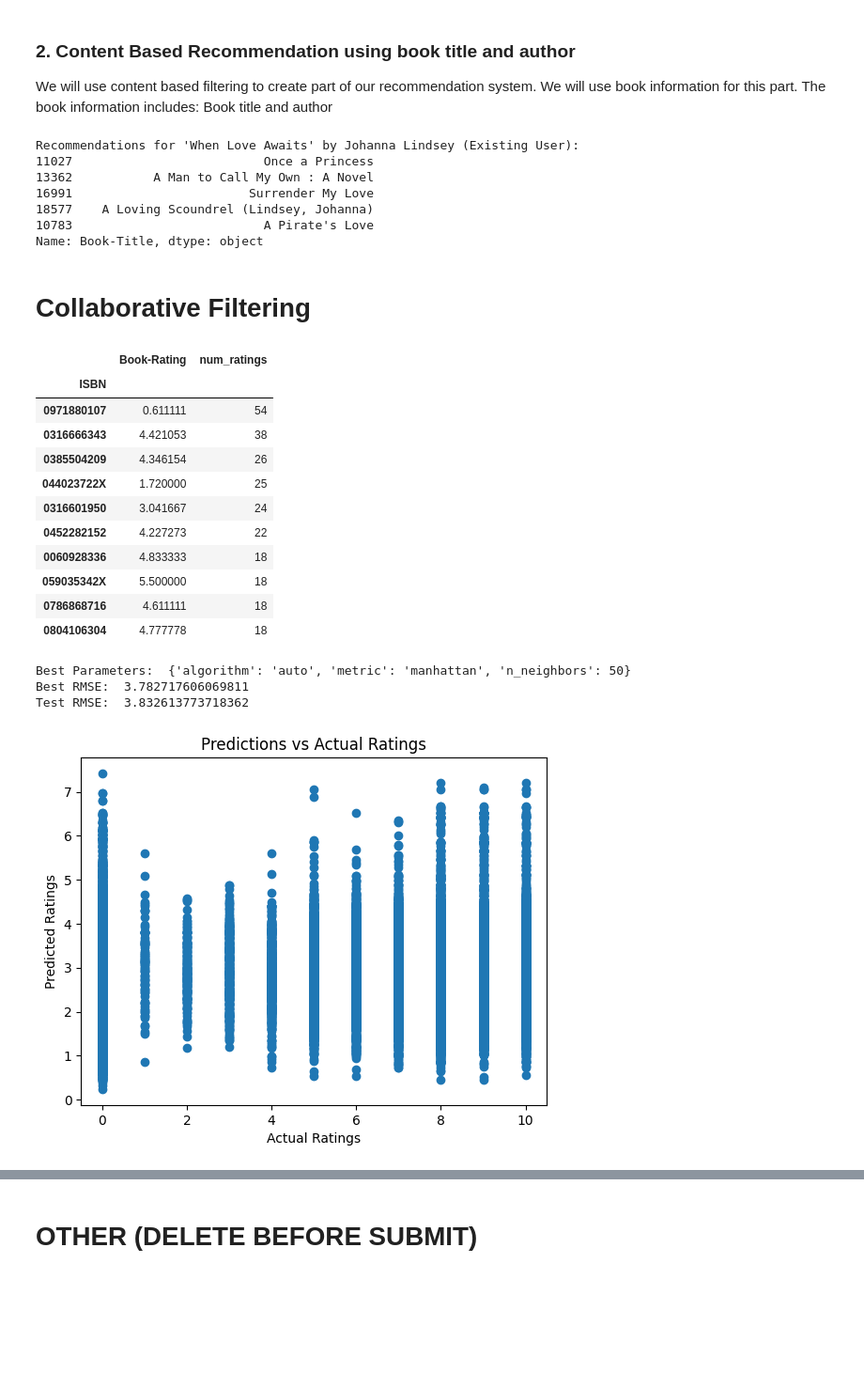
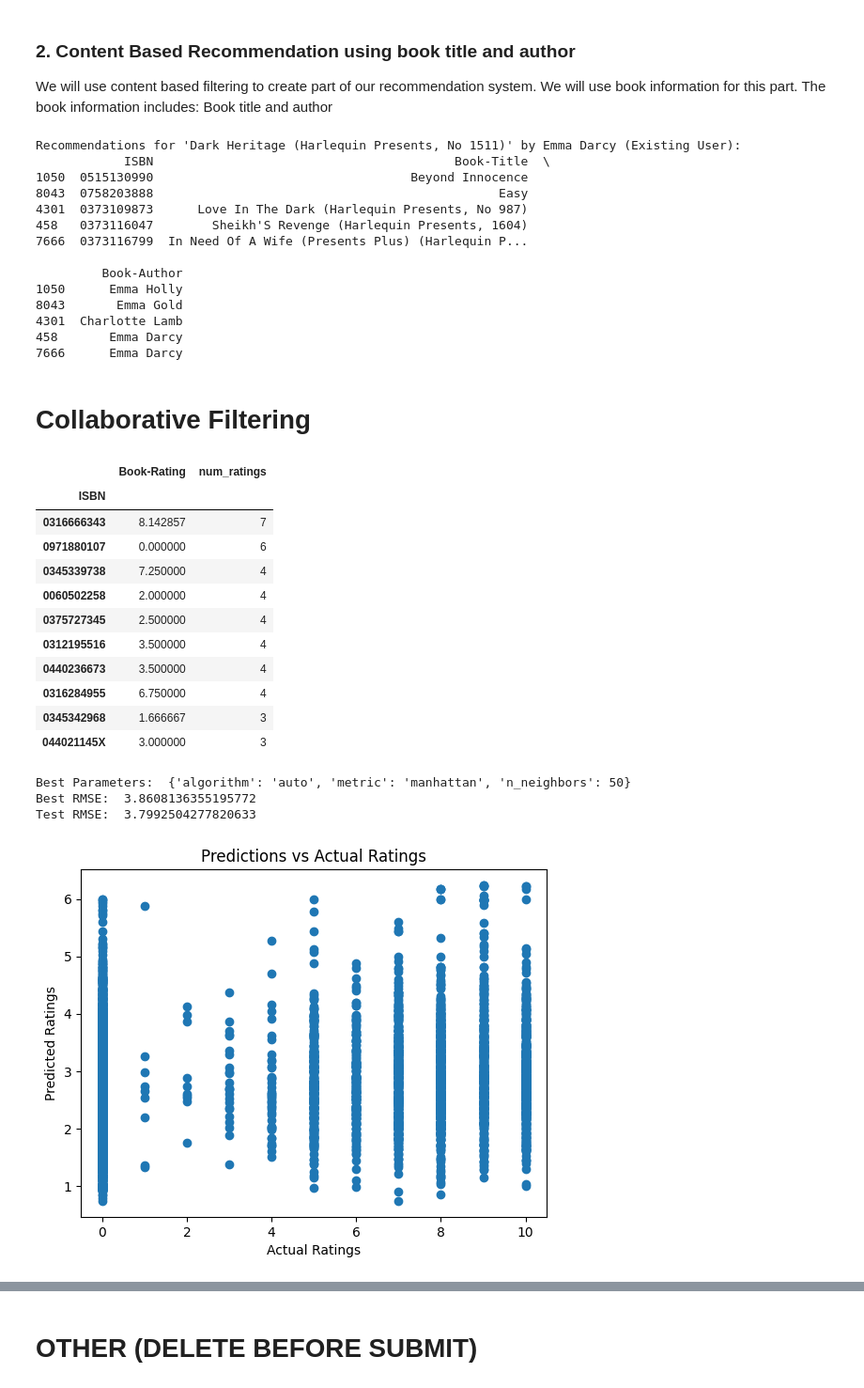
Before and after one commit to justin-medeiros/cp421-recommendation-project, a Jupyter notebook: rcmnd.ipynb, the cells around one changed output, grey strips where cells are left out. Shown: that part at 94% size. Cells and saved outputs as stored; diff of their text form; code cells hidden in the pictures; blank space fills up the shorter version.

```diff
--- a/rcmnd.ipynb
+++ b/rcmnd.ipynb
@@ -53,7 +53,7 @@ valid_users = user_ratings_count[user_ratings_count >= 2].index
 merged_df = merged_df[merged_df['User-ID'].isin(valid_users)]
 
 # Use only a fraction of the dataset
-merged_df = merged_df.sample(frac=0.1, random_state=42)
+merged_df = merged_df.sample(frac=0.01, random_state=42)
 
 # Data Splitting
 from sklearn.model_selection import train_test_split
@@ -203,25 +203,30 @@ random_row = train_data.sample(n=1)
 
 # Use recommend system to get a content based recommendation of the top 5 books for the user
 book_title = random_row['Book-Title'].values[0]
-book_author = random_row['Book-Author'].values[0]\
+book_author = random_row['Book-Author'].values[0]
 
-recommendations_existing_user = content_based_recommendations(book_title, book_author, similarity, content_df, NUM_OF_RECOMMENDED_BOOKS)
+recommendations_existing_user = content_based_recommendations(book_title, book_author, NUM_OF_RECOMMENDED_BOOKS)
 
 print(f"Recommendations for '{book_title}' by {book_author} (Existing User):")
 print(recommendations_existing_user)
 # %% [output]
-Recommendations for 'When Love Awaits' by Johanna Lindsey (Existing User):
-11027                          Once a Princess
-13362           A Man to Call My Own : A Novel
-16991                        Surrender My Love
-18577    A Loving Scoundrel (Lindsey, Johanna)
-10783                          A Pirate's Love
-Name: Book-Title, dtype: object
+Recommendations for 'Dark Heritage (Harlequin Presents, No 1511)' by Emma Darcy (Existing User):
+            ISBN                                         Book-Title  \
+1050  0515130990                                   Beyond Innocence
+8043  0758203888                                               Easy
+4301  0373109873      Love In The Dark (Harlequin Presents, No 987)
+458   0373116047        Sheikh'S Revenge (Harlequin Presents, 1604)
+7666  0373116799  In Need Of A Wife (Presents Plus) (Harlequin P...
+
+         Book-Author
+1050      Emma Holly
+8043       Emma Gold
+4301  Charlotte Lamb
+458       Emma Darcy
+7666      Emma Darcy
 # %% [markdown]
 # **Collaborative Filtering**
 # %%
-
-
 ratings = pd.DataFrame(train_data.groupby('ISBN')['Book-Rating'].mean())
 
 ratings['num_ratings'] = pd.DataFrame(train_data.groupby('ISBN')['Book-Rating'].count())
@@ -234,16 +239,16 @@ ratings.sort_values('num_ratings', ascending=False).head(10)
 # %% [output]
 |  | Book-Rating | num_ratings |
 | ISBN |  |  |
-| 0971880107 | 0.611111 | 54 |
-| 0316666343 | 4.421053 | 38 |
-| 0385504209 | 4.346154 | 26 |
-| 044023722X | 1.720000 | 25 |
-| 0316601950 | 3.041667 | 24 |
-| 0452282152 | 4.227273 | 22 |
-| 0060928336 | 4.833333 | 18 |
-| 059035342X | 5.500000 | 18 |
-| 0786868716 | 4.611111 | 18 |
-| 0804106304 | 4.777778 | 18 |
+| 0316666343 | 8.142857 | 7 |
+| 0971880107 | 0.000000 | 6 |
+| 0345339738 | 7.250000 | 4 |
+| 0060502258 | 2.000000 | 4 |
+| 0375727345 | 2.500000 | 4 |
+| 0312195516 | 3.500000 | 4 |
+| 0440236673 | 3.500000 | 4 |
+| 0316284955 | 6.750000 | 4 |
+| 0345342968 | 1.666667 | 3 |
+| 044021145X | 3.000000 | 3 |
 # %%
 import pandas as pd
 from sklearn.model_selection import GridSearchCV, train_test_split
@@ -256,11 +261,11 @@ import matplotlib.pyplot as plt
 isbn_encoder = LabelEncoder()
 
 # Fit the encoder to the ISBN column
-train_data['ISBN_encoded'] = isbn_encoder.fit_transform(train_data['ISBN'])
+merged_df['ISBN_encoded'] = isbn_encoder.fit_transform(merged_df['ISBN'])
 test_data['ISBN_encoded'] = isbn_encoder.fit_transform(test_data['ISBN'])
 
 # Convert the ISBN column to a numpy array
-x_train = train_data[['User-ID', 'ISBN_encoded']].to_numpy()
+x_train = merged_df[['User-ID', 'ISBN_encoded']].to_numpy()
 x_test = test_data[['User-ID', 'ISBN_encoded']].to_numpy()
 
 # Specify parameter grid for KNN
@@ -268,35 +273,35 @@ param_grid = {
     'n_neighbors': [40, 45, 50],
     'algorithm': ['auto'],
     'metric': ['euclidean', 'manhattan', 'chebyshev'],
 }
 
 # Create KNN model
 knn_model = KNeighborsRegressor()
 
 # Use GridSearchCV to find the best parameters
 gs = GridSearchCV(knn_model, param_grid, scoring='neg_mean_squared_error', cv=3)
-gs.fit(x_train, train_data['Book-Rating'])
+gs.fit(x_train, merged_df['Book-Rating'])
 
 # Print the best parameters and corresponding RMSE
 print("Best Parameters: ", gs.best_params_)
 print("Best RMSE: ", (-gs.best_score_) ** 0.5)
 
 # Predict on the test set
 test_predictions = gs.predict(x_test)
 
 # Evaluate the model
 test_rmse = mean_squared_error(test_data['Book-Rating'], test_predictions) ** 0.5
 print("Test RMSE: ", test_rmse)
 
 # Plot predictions vs. actual ratings
 plt.scatter(test_data['Book-Rating'], test_predictions)
 plt.xlabel('Actual Ratings')
 plt.ylabel('Predicted Ratings')
 plt.title('Predictions vs Actual Ratings')
 plt.show()
 # %% [output]
 Best Parameters:  {'algorithm': 'auto', 'metric': 'manhattan', 'n_neighbors': 50}
-Best RMSE:  3.782717606069811
-Test RMSE:  3.832613773718362
+Best RMSE:  3.8608136355195772
+Test RMSE:  3.7992504277820633
-[figure, old version]
+[figure, new version]
 # %%
```
Also changed, not shown: parts of 6 cells of this notebook.
